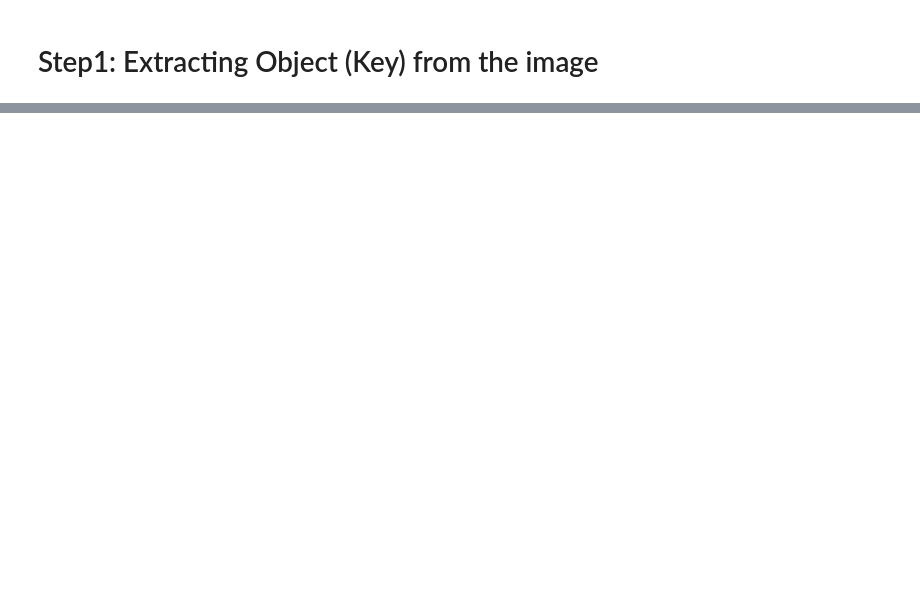
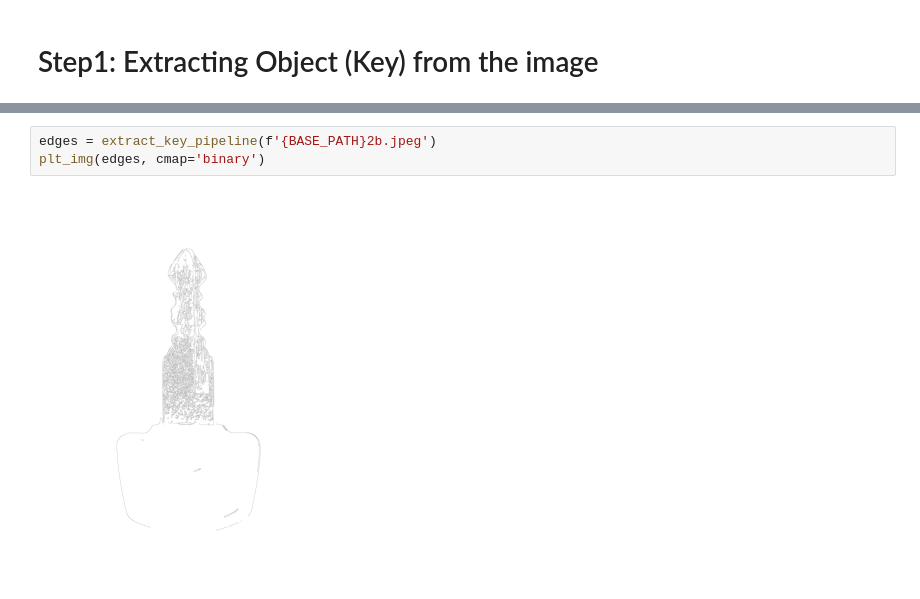
Before and after one commit to syedfaiqueali/Kaggle-Notebooks, a Jupyter notebook: key-extraction.ipynb, the cells around one changed output, grey strips where cells are left out. Drawn from its saved outputs; the diff is of its cells as text; blank space fills up the shorter version.

```diff
--- a/key-extraction.ipynb
+++ b/key-extraction.ipynb
@@ -59,0 +56,5 @@ plt.show()
+# %%
+edges = extract_key_pipeline(f'{BASE_PATH}2b.jpeg')
+plt_img(edges, cmap='binary')
+# %% [output]
+[figure, added]
```
Also changed, not shown: parts of 12 cells of this notebook.
